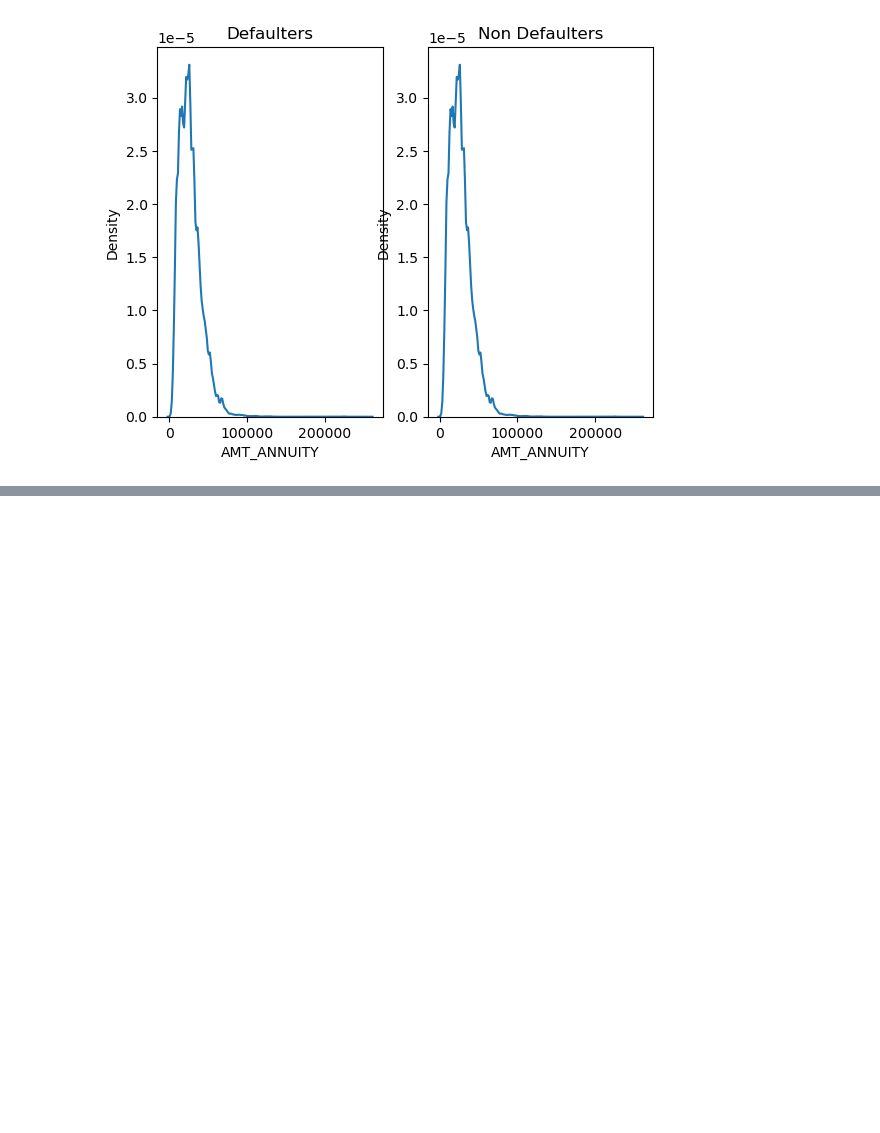
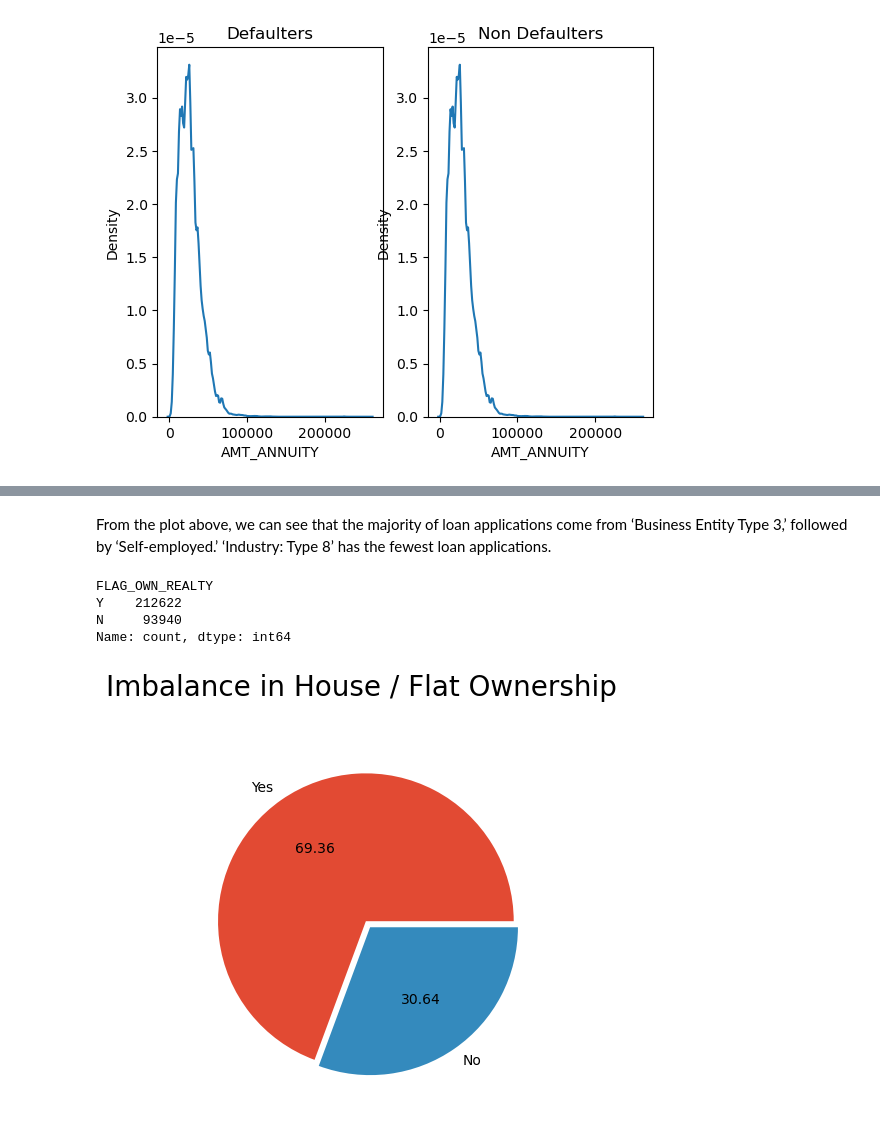
Before and after one commit to PrakNew/UpGrad, a Jupyter notebook: Credit EDA Case Study/credit-eda-case-study.ipynb, the cells around one changed output, grey strips where cells are left out. Drawn from its saved outputs; the diff is of its cells as text; code cells hidden in the pictures; blank space fills up the shorter version.

```diff
--- a/Credit EDA Case Study/credit-eda-case-study.ipynb
+++ b/Credit EDA Case Study/credit-eda-case-study.ipynb
@@ -528,0 +539,17 @@ sns.distplot(df_application_current['AMT_ANNUITY'],hist=False)
+# %% [markdown]
+From the plot above, we can see that the majority of loan applications come from ‘Business Entity Type 3,’ followed by ‘Self-employed.’ ‘Industry: Type 8’ has the fewest loan applications.
+# %%
+# Checking the imbalance for house & flat ownership
+df_application_current['FLAG_OWN_REALTY'].value_counts(normalize=True)
+# %% [output]
+FLAG_OWN_REALTY
+Y    212622
+N     93940
+Name: count, dtype: int64
+# %%
+
+plt.pie(df_application_current['FLAG_OWN_REALTY'].value_counts(normalize=True), labels=['Yes', 'No'],explode=(0,0.05), autopct='%.2f')
+plt.title('Imbalance in House / Flat Ownership \n', fontsize=20) # Setting the title for the plot
+plt.show()
+# %% [output]
+[figure, added]
```
Also changed, not shown: parts of 18 cells of this notebook.
